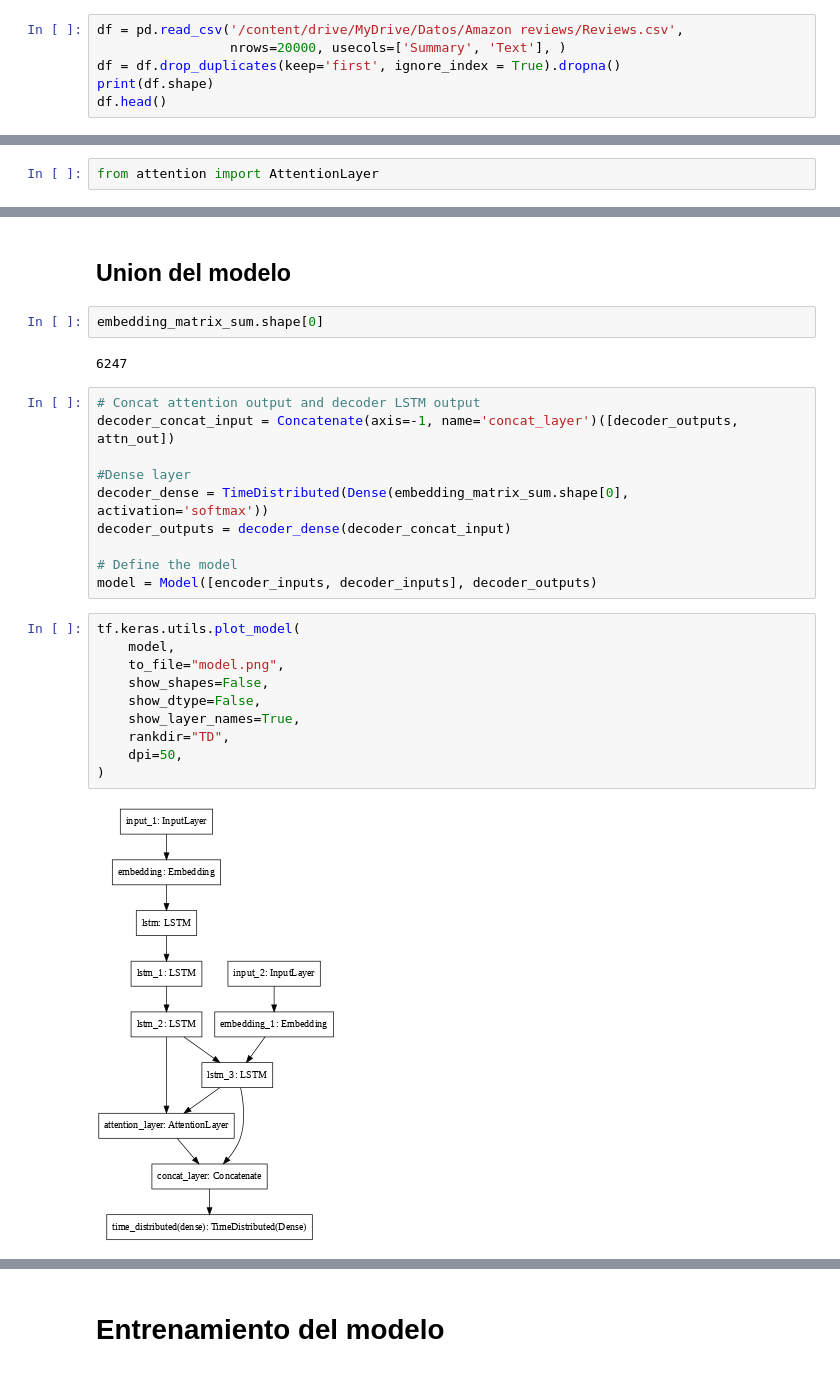
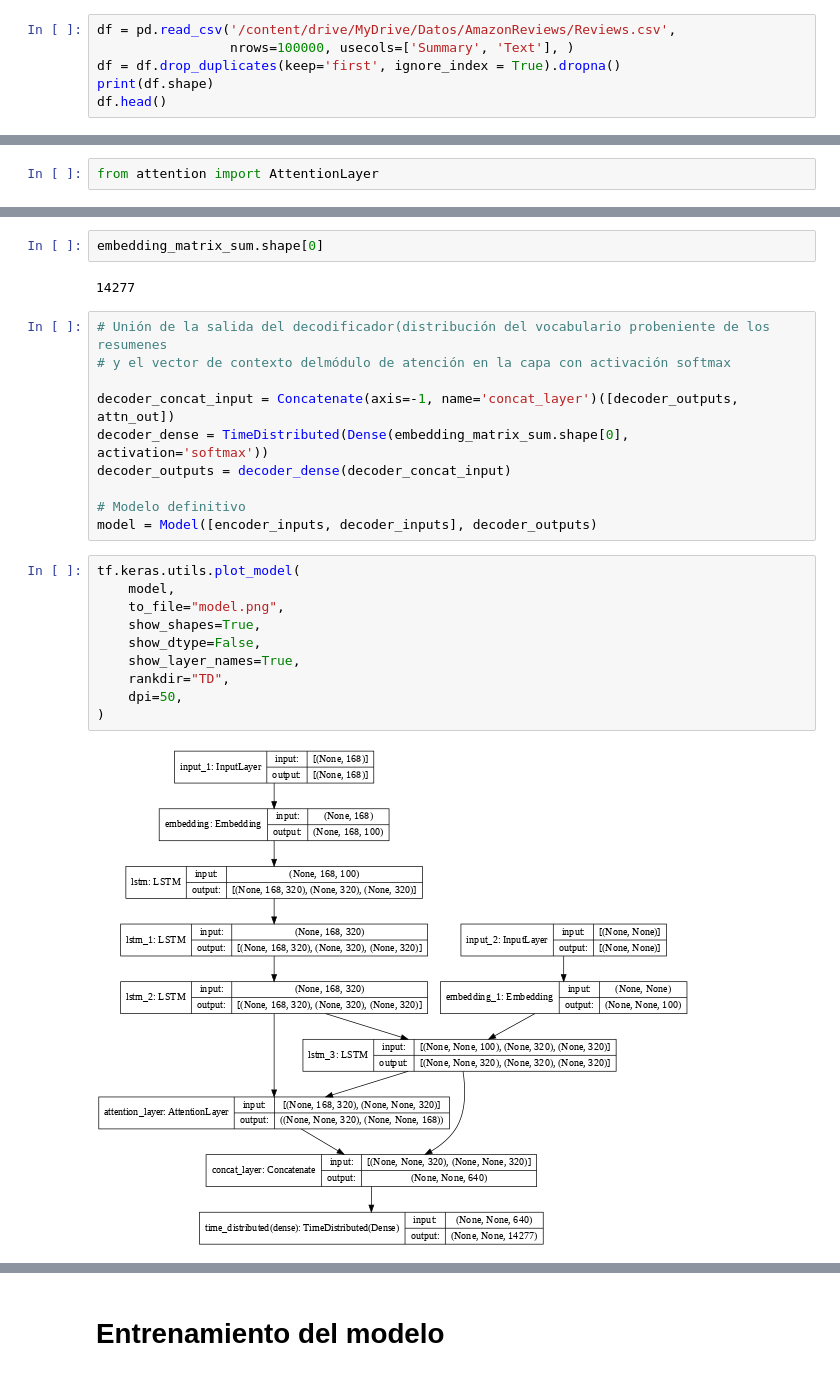
Before and after one commit to AnIsAsPe/RNN-Resumenes-de-Texto, a Jupyter notebook: Notebooks/Resumen_de_textos_usando_seq2seq_LSTM.ipynb, the cells around one changed output, grey strips where cells are left out. Cells and saved outputs as stored; diff of their text form.

```diff
--- a/Notebooks/Resumen_de_textos_usando_seq2seq_LSTM.ipynb
+++ b/Notebooks/Resumen_de_textos_usando_seq2seq_LSTM.ipynb
@@ -28,8 +28,8 @@ import matplotlib.pyplot as plt
 # %% [markdown]
 # Leer datos de entrada
 # %%
-df = pd.read_csv('/content/drive/MyDrive/Datos/Amazon reviews/Reviews.csv',
-                 nrows=20000, usecols=['Summary', 'Text'], )
+df = pd.read_csv('/content/drive/MyDrive/Datos/AmazonReviews/Reviews.csv',
+                 nrows=100000, usecols=['Summary', 'Text'], )
 df = df.drop_duplicates(keep='first', ignore_index = True).dropna()
 print(df.shape)
 df.head()
@@ -446,31 +469,29 @@ embedding_matrix_sum.shape
-# %% [markdown]
-## Union del modelo
 # %%
 embedding_matrix_sum.shape[0]
 # %% [output]
-6247
+14277
 # %%
-# Concat attention output and decoder LSTM output
+# Unión de la salida del decodificador(distribución del vocabulario probeniente de los resumenes
+# y el vector de contexto delmódulo de atención en la capa con activación softmax
+
 decoder_concat_input = Concatenate(axis=-1, name='concat_layer')([decoder_outputs, attn_out])
-
-#Dense layer
 decoder_dense = TimeDistributed(Dense(embedding_matrix_sum.shape[0], activation='softmax'))
 decoder_outputs = decoder_dense(decoder_concat_input)
 
-# Define the model
+# Modelo definitivo
 model = Model([encoder_inputs, decoder_inputs], decoder_outputs)
 # %%
 tf.keras.utils.plot_model(
     model,
     to_file="model.png",
-    show_shapes=False,
+    show_shapes=True,
     show_dtype=False,
     show_layer_names=True,
     rankdir="TD",
     dpi=50,
 )
 # %% [output]
-[figure, old version]
+[figure, new version]
 # %%
 model.summary()
 # %% [output]
```
Also changed, not shown: parts of 47 cells of this notebook.
